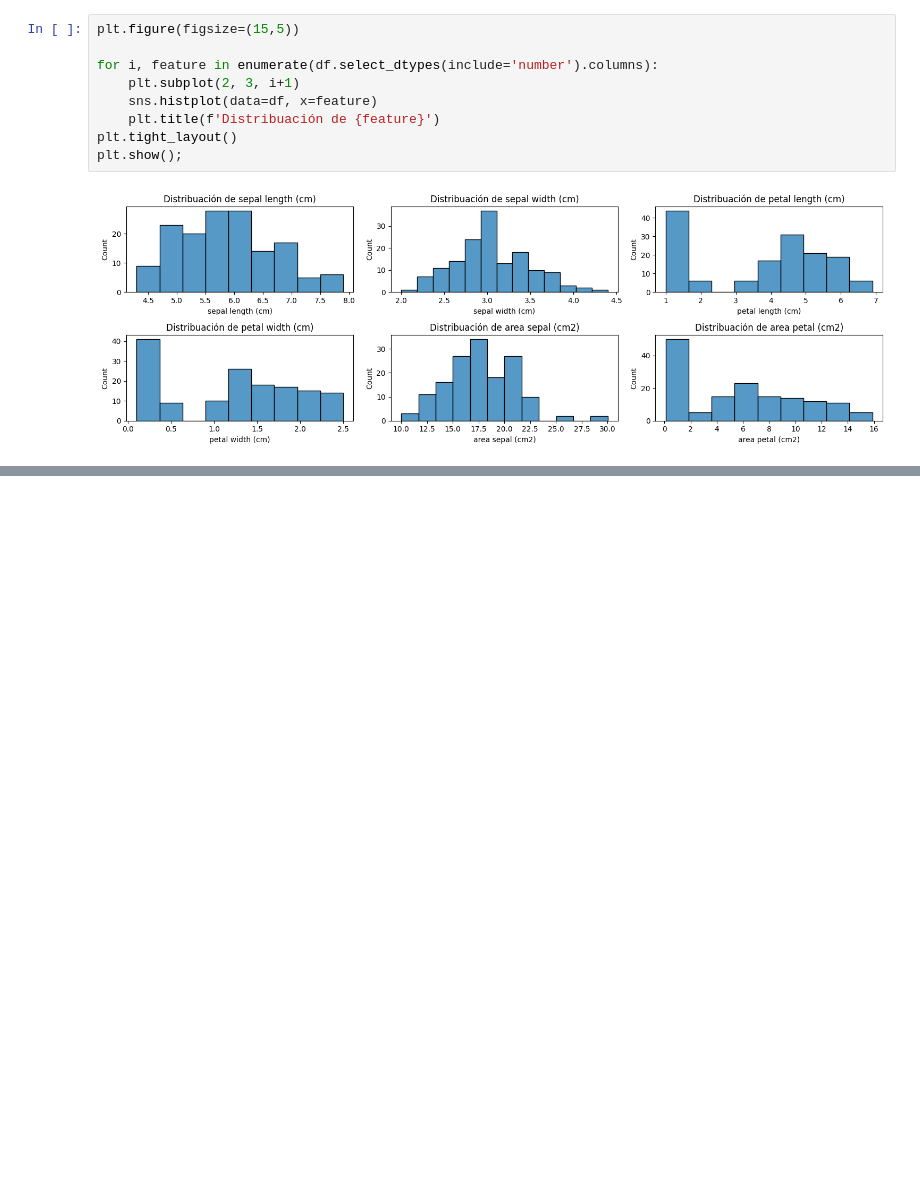
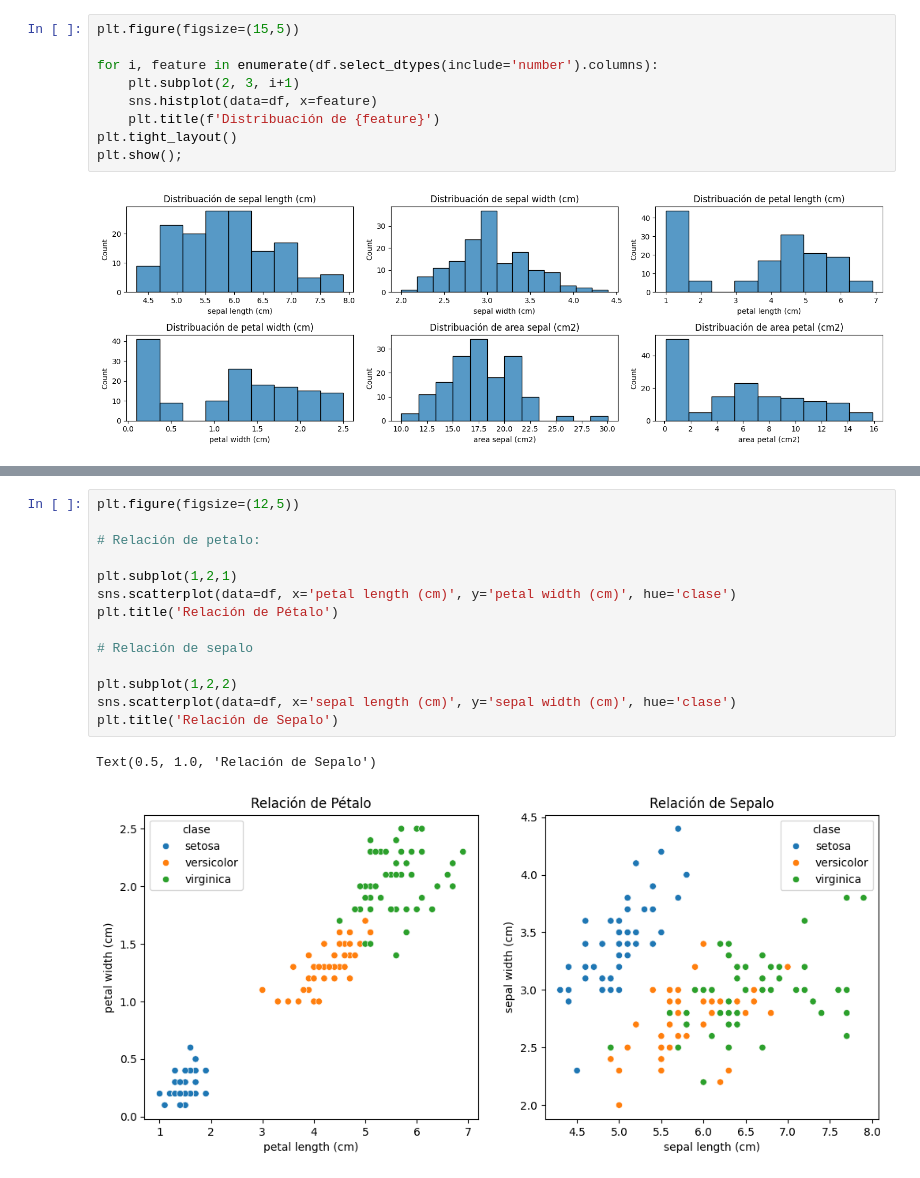
Before and after one commit to Sergio050799/DS102024, a Jupyter notebook: 2-DataAnalysis/10-EDA/Analisis_Datos_Iris_Sergio.ipynb, the cells around one changed output, grey strips where cells are left out. Saved outputs shown, nothing was run; the diff lists cells and outputs as text; blank space fills up the shorter version.

```diff
--- a/2-DataAnalysis/10-EDA/Analisis_Datos_Iris_Sergio.ipynb
+++ b/2-DataAnalysis/10-EDA/Analisis_Datos_Iris_Sergio.ipynb
@@ -260,0 +328,17 @@ plt.show();
+# %%
+plt.figure(figsize=(12,5))
+
+# Relación de petalo:
+
+plt.subplot(1,2,1)
+sns.scatterplot(data=df, x='petal length (cm)', y='petal width (cm)', hue='clase')
+plt.title('Relación de Pétalo')
+
+# Relación de sepalo
+
+plt.subplot(1,2,2)
+sns.scatterplot(data=df, x='sepal length (cm)', y='sepal width (cm)', hue='clase')
+plt.title('Relación de Sepalo')
+# %% [output]
+Text(0.5, 1.0, 'Relación de Sepalo')
+[figure, added]
```
Also changed, not shown: parts of 16 cells of this notebook, 4 other files.
